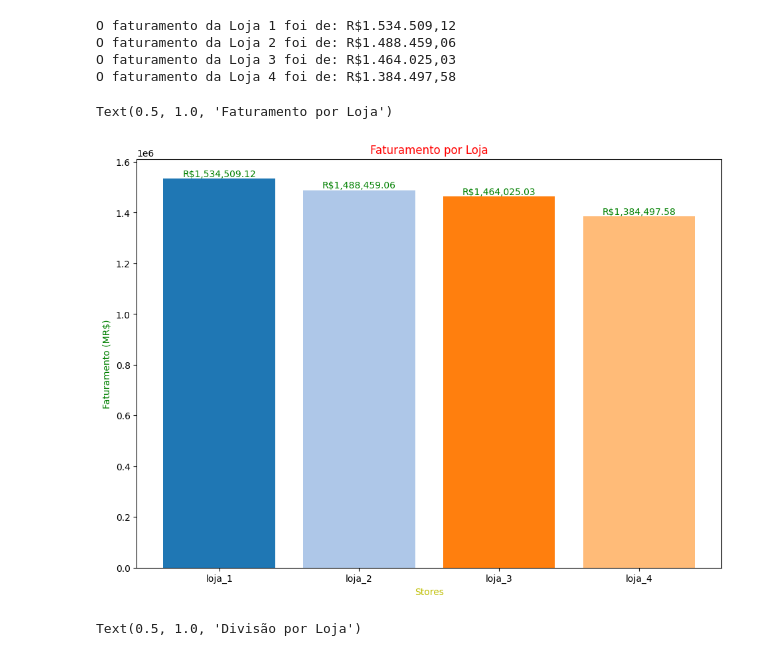
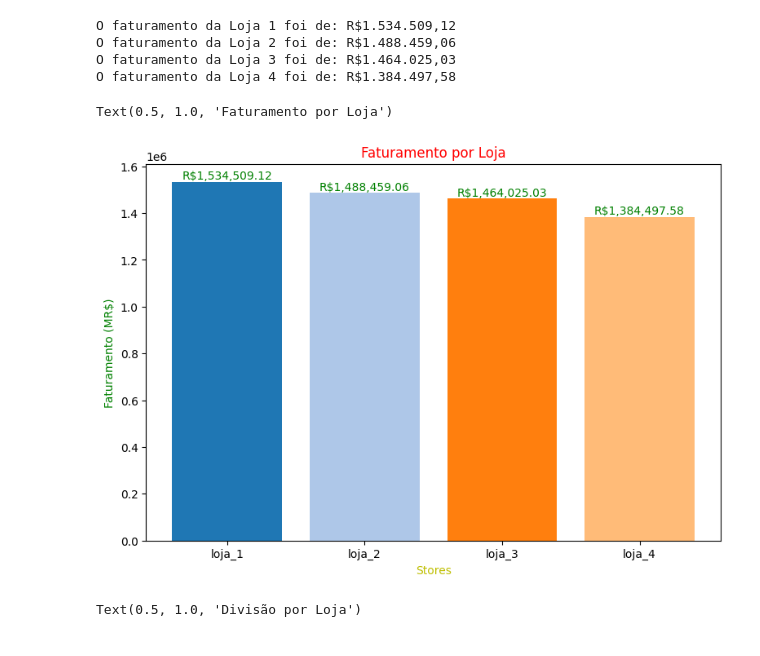
Before and after one commit to MauroTadeu6/Challengers-Store-Python-, a Jupyter notebook: AluraStoreBr.ipynb, the cells around one changed output. Saved outputs shown, nothing was run; the diff lists cells and outputs as text; code cells hidden in the pictures.

```diff
--- a/AluraStoreBr.ipynb
+++ b/AluraStoreBr.ipynb
@@ -64,18 +64,18 @@ faturam_total=[faturam_Tot_Loja1,faturam_Tot_Loja2,faturam_Tot_Loja3,faturam_Tot
 # %%
 #Gráfico de Barras
 # %%
-plt.figure(figsize=(25,8))
+plt.figure(figsize=(20,6))
 cores=plt.cm.tab20(range(len(stores)))
 plt.subplot(1,2,1)
 plt.bar(stores,faturam_total,color=cores)
 for i, valor in enumerate(faturam_total):
   plt.text(i,valor+0.025,f'R${valor:,.2f}',ha='center',va='bottom',color='green')
 plt.xlabel('Stores', color='y')
 plt.ylabel('Faturamento (MR$)', color='green')
 plt.title('Faturamento por Loja',color='red')
 # %% [output]
 Text(0.5, 1.0, 'Faturamento por Loja')
-[figure, old version]
+[figure, new version]
 # %%
 # Gráfico de Pizza
 # %%
```
Also changed, not shown: parts of 6 cells of this notebook.
